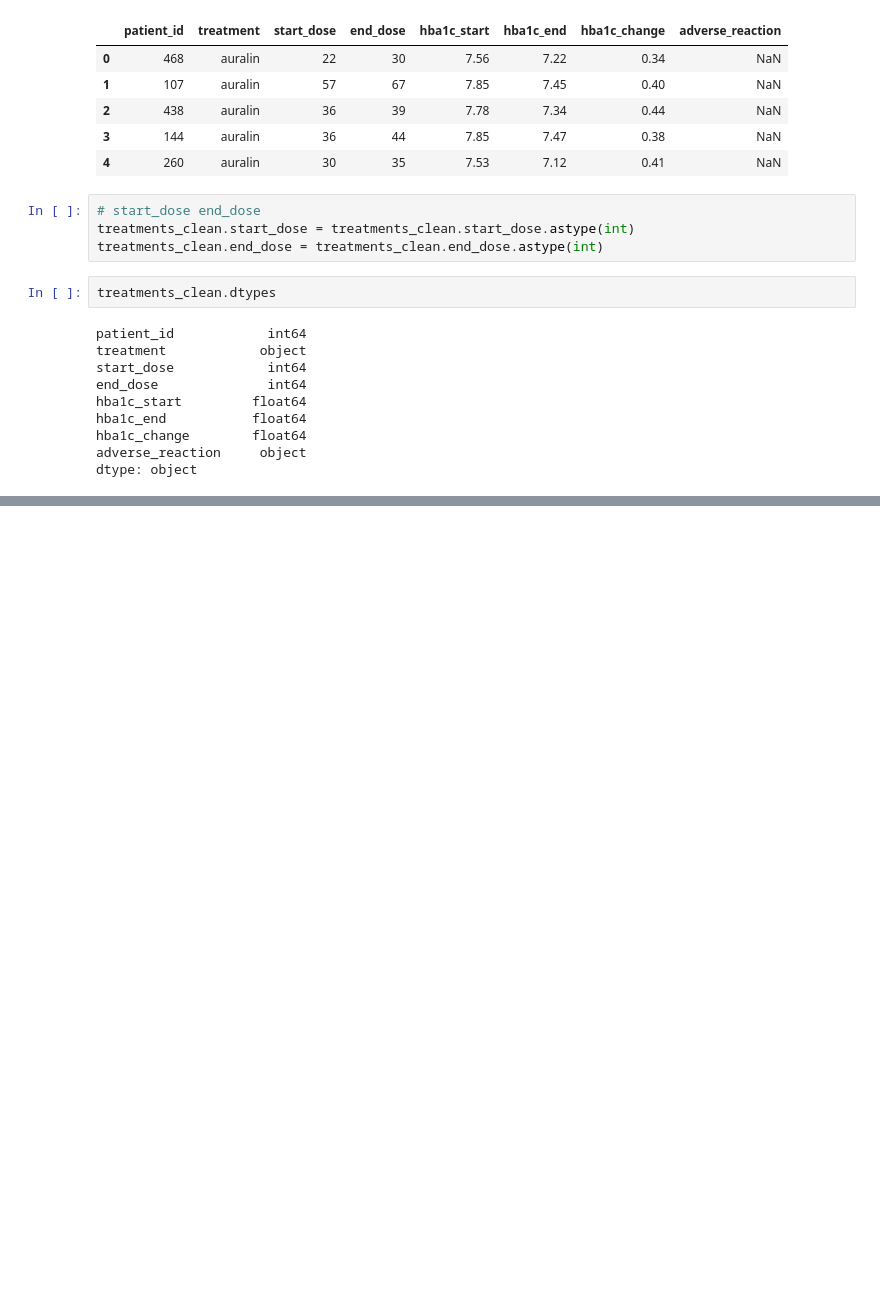
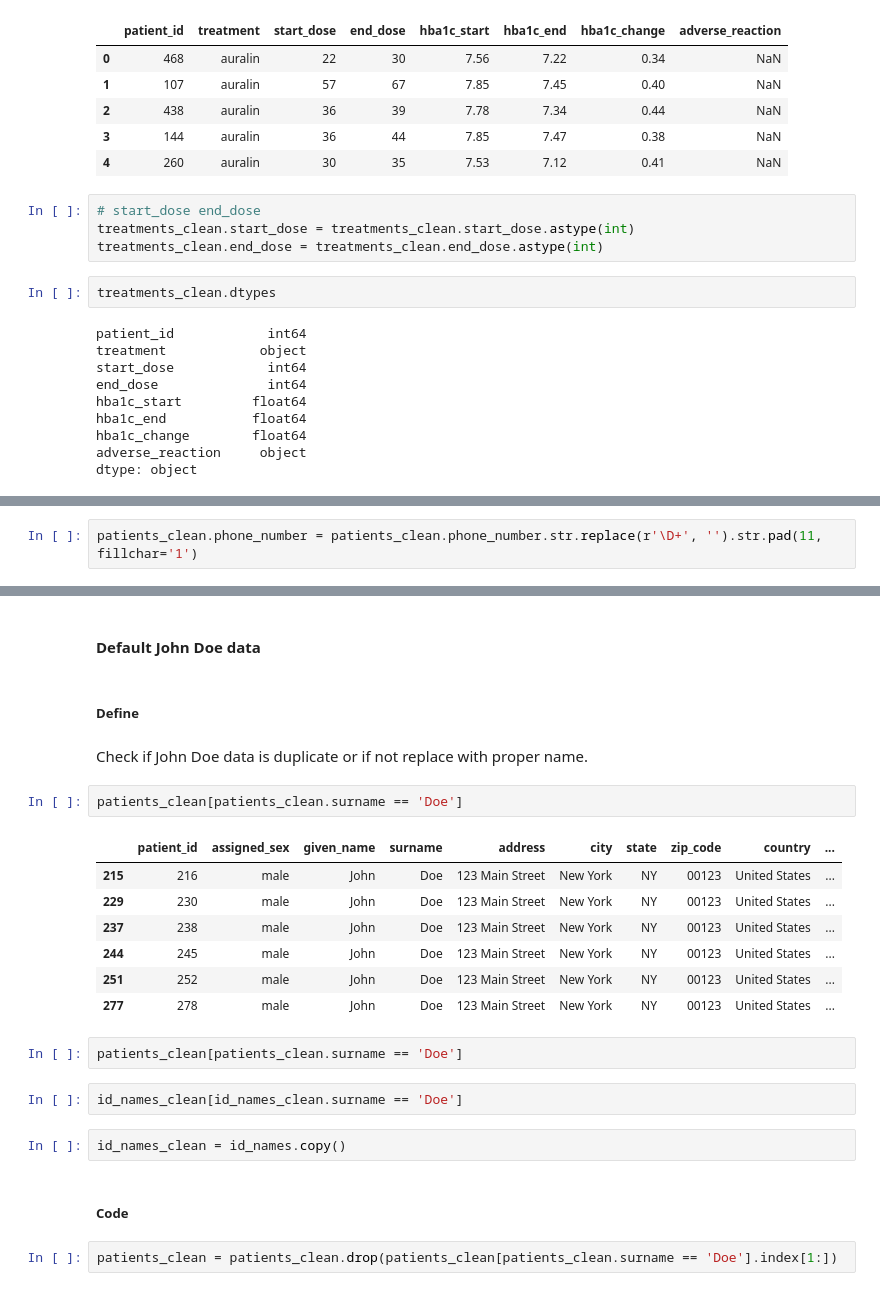
Before and after one commit to KarinWiberg/uc_dataanalytics_data_wrangling, a Jupyter notebook: data_assessment_cleaning_classes.ipynb, the cells around one changed output, grey strips where cells are left out. Saved outputs shown, nothing was run; the diff lists cells and outputs as text; blank space fills up the shorter version.

Commit message:
Finished lesson 4 data cleaning

```diff
--- a/data_assessment_cleaning_classes.ipynb
+++ b/data_assessment_cleaning_classes.ipynb
@@ -982,0 +1011,2 @@ dtype: object
+# %%
+patients_clean.phone_number = patients_clean.phone_number.str.replace(r'\D+', '').str.pad(11, fillchar='1')
@@ -982,0 +1030,26 @@ dtype: object
+# %% [markdown]
+#### Default John Doe data
+# %% [markdown]
+##### Define
+# %% [markdown]
+Check if John Doe data is duplicate or if not replace with proper name.
+# %%
+patients_clean[patients_clean.surname == 'Doe']
+# %% [output]
+|  | patient_id | assigned_sex | given_name | surname | address | city | state | zip_code | country | ... |
+| 215 | 216 | male | John | Doe | 123 Main Street | New York | NY | 00123 | United States | ... |
+| 229 | 230 | male | John | Doe | 123 Main Street | New York | NY | 00123 | United States | ... |
+| 237 | 238 | male | John | Doe | 123 Main Street | New York | NY | 00123 | United States | ... |
+| 244 | 245 | male | John | Doe | 123 Main Street | New York | NY | 00123 | United States | ... |
+| 251 | 252 | male | John | Doe | 123 Main Street | New York | NY | 00123 | United States | ... |
+| 277 | 278 | male | John | Doe | 123 Main Street | New York | NY | 00123 | United States | ... |
+# %%
+patients_clean[patients_clean.surname == 'Doe']
+# %%
+id_names_clean[id_names_clean.surname == 'Doe']
+# %%
+id_names_clean = id_names.copy()
+# %% [markdown]
+##### Code
+# %%
+patients_clean = patients_clean.drop(patients_clean[patients_clean.surname == 'Doe'].index[1:])
```
Also changed, not shown: parts of 38 cells of this notebook.
